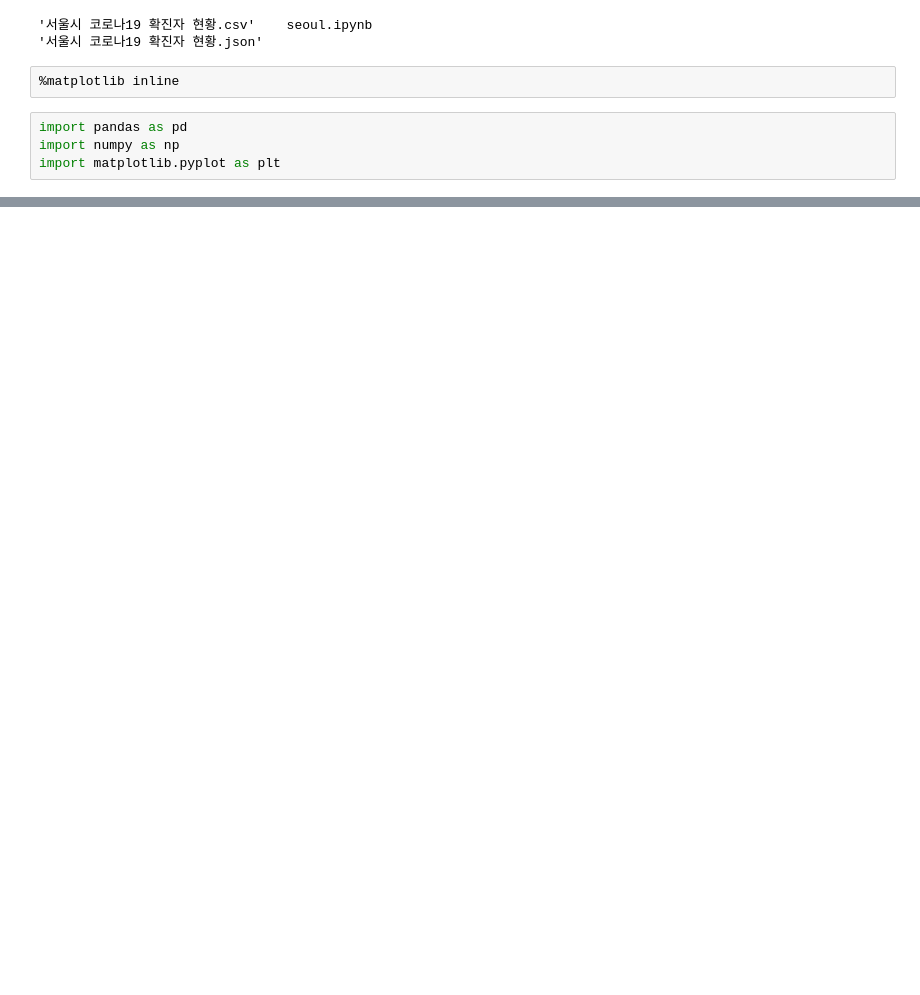
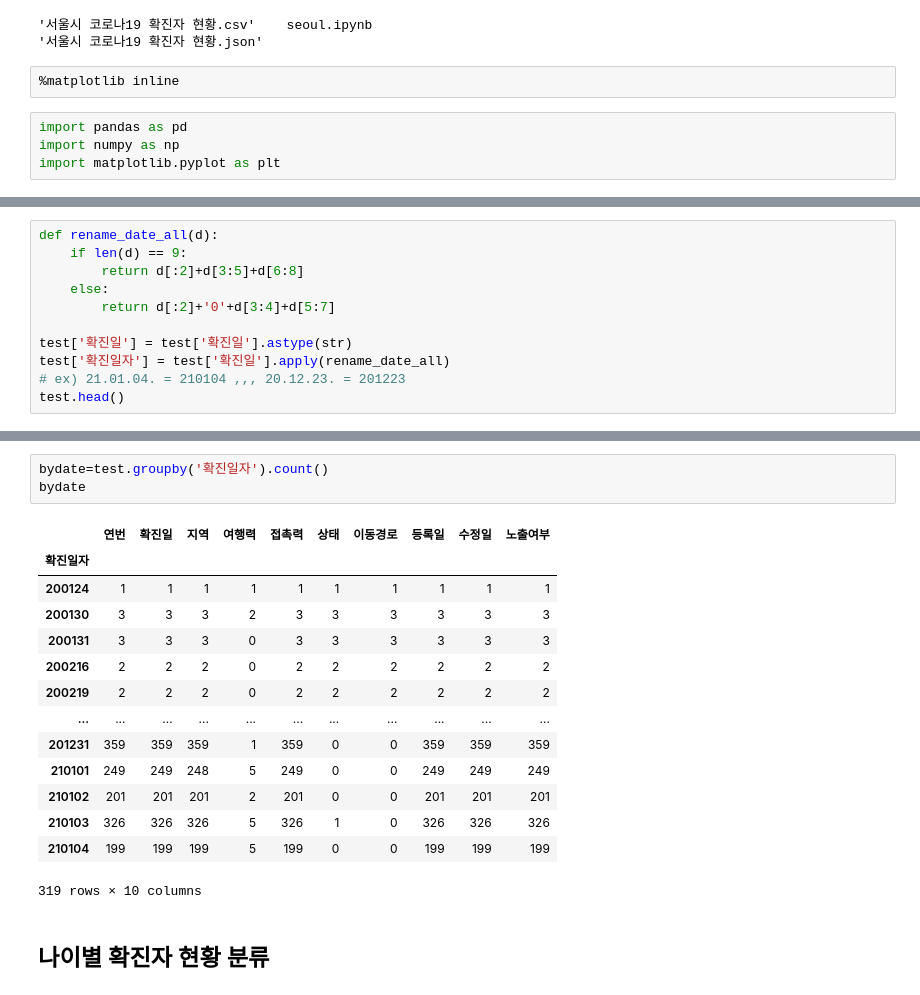
Before and after one commit to eunnjji/-, a Jupyter notebook: project1/seoul.ipynb, the cells around one changed output, grey strips where cells are left out. Drawn from its saved outputs; the diff is of its cells as text; blank space fills up the shorter version.

```diff
--- a/project1/seoul.ipynb
+++ b/project1/seoul.ipynb
@@ -41,0 +110,11 @@ a
+# %%
+def rename_date_all(d):
+    if len(d) == 9:
+        return d[:2]+d[3:5]+d[6:8]
+    else:
+        return d[:2]+'0'+d[3:4]+d[5:7]
+
+test['확진일'] = test['확진일'].astype(str)
+test['확진일자'] = test['확진일'].apply(rename_date_all)
+# ex) 21.01.04. = 210104 ,,, 20.12.23. = 201223
+test.head()
@@ -41,0 +128,20 @@ a
+# %%
+bydate=test.groupby('확진일자').count()
+bydate
+# %% [output]
+|  | 연번 | 확진일 | 지역 | 여행력 | 접촉력 | 상태 | 이동경로 | 등록일 | 수정일 | 노출여부 |
+| 확진일자 |  |  |  |  |  |  |  |  |  |  |
+| 200124 | 1 | 1 | 1 | 1 | 1 | 1 | 1 | 1 | 1 | 1 |
+| 200130 | 3 | 3 | 3 | 2 | 3 | 3 | 3 | 3 | 3 | 3 |
+| 200131 | 3 | 3 | 3 | 0 | 3 | 3 | 3 | 3 | 3 | 3 |
+| 200216 | 2 | 2 | 2 | 0 | 2 | 2 | 2 | 2 | 2 | 2 |
+| 200219 | 2 | 2 | 2 | 0 | 2 | 2 | 2 | 2 | 2 | 2 |
+| ... | ... | ... | ... | ... | ... | ... | ... | ... | ... | ... |
+| 201231 | 359 | 359 | 359 | 1 | 359 | 0 | 0 | 359 | 359 | 359 |
+| 210101 | 249 | 249 | 248 | 5 | 249 | 0 | 0 | 249 | 249 | 249 |
+| 210102 | 201 | 201 | 201 | 2 | 201 | 0 | 0 | 201 | 201 | 201 |
+| 210103 | 326 | 326 | 326 | 5 | 326 | 1 | 0 | 326 | 326 | 326 |
+| 210104 | 199 | 199 | 199 | 5 | 199 | 0 | 0 | 199 | 199 | 199 |
+319 rows × 10 columns
+# %% [markdown]
+## 나이별 확진자 현황 분류
```
Also changed, not shown: parts of 13 cells of this notebook.
